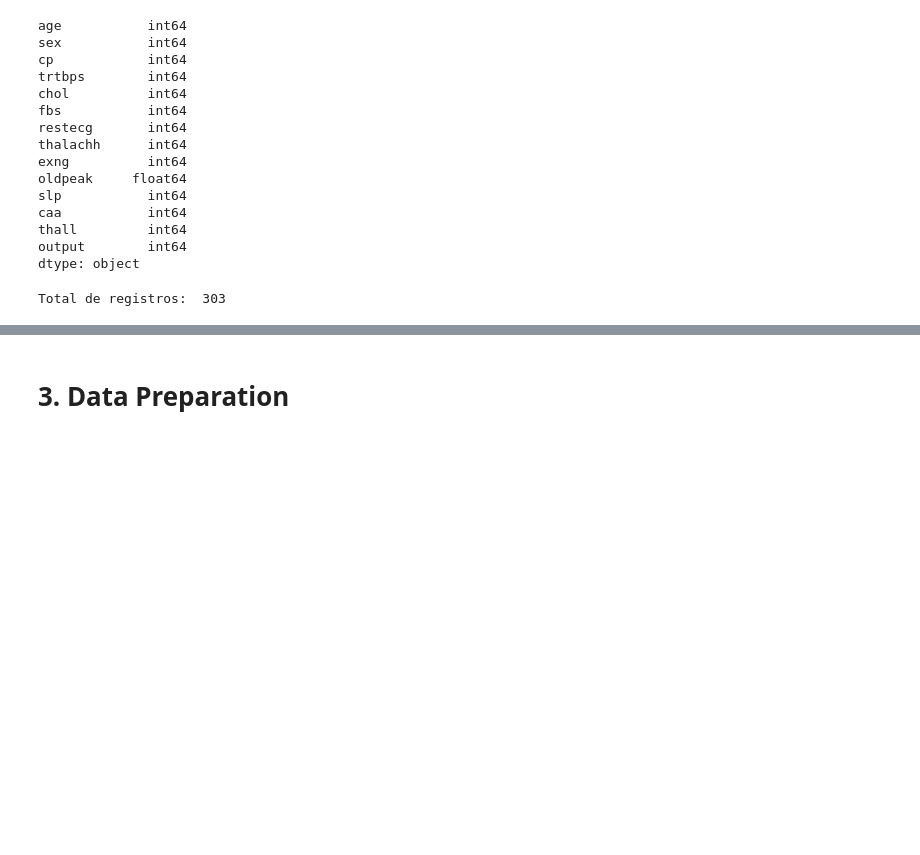
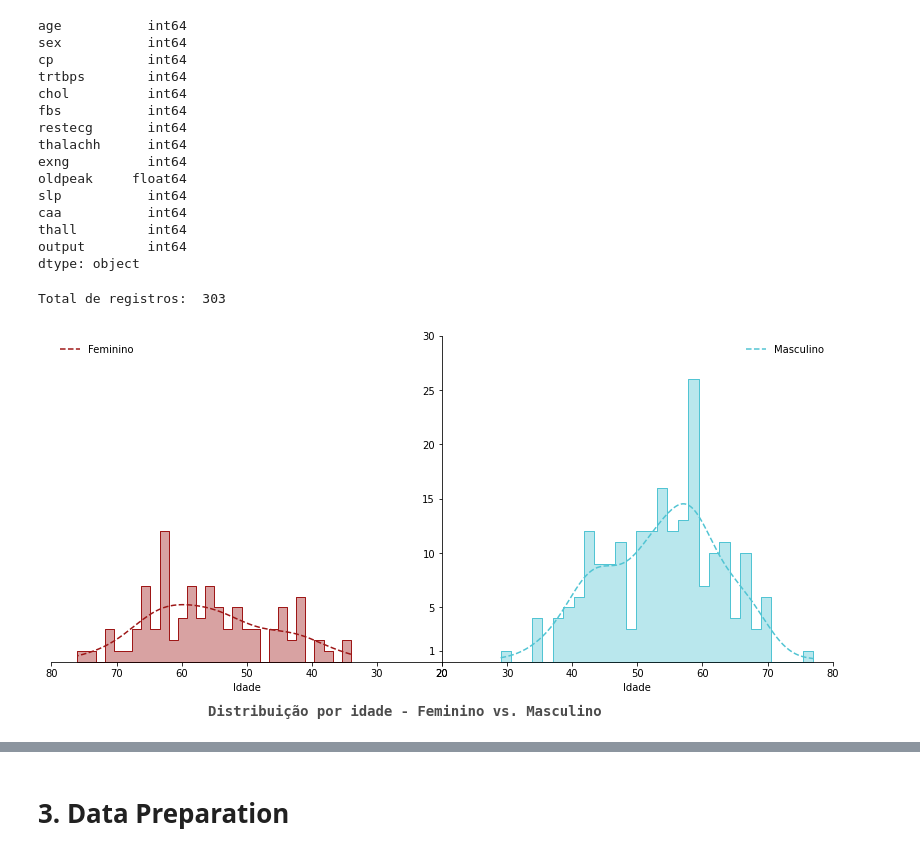
Before and after one commit to gnutzmann/heart-attack, a Jupyter notebook: heart-attack.ipynb, the cells around one changed output, grey strips where cells are left out. Saved outputs shown, nothing was run; the diff lists cells and outputs as text; code cells hidden in the pictures; blank space fills up the shorter version.

```diff
--- a/heart-attack.ipynb
+++ b/heart-attack.ipynb
@@ -59,4 +92,14 @@ oldpeak  | Pico anterior
 output   | 0 = Menos chance de ter um ataque cardíaco</br> 1= Mais chance de ter um ataque cardíaco
+# %%
+# Prepara dataset com as literais para gerar os gráficos de Data Understanding
+plot_df = raw_df.copy(deep=True)
+
+plot_df['sex'] = np.where(plot_df['sex']==1, 'Masculino', 'Feminino')
+plot_df['cp'] = np.where(plot_df['cp']==0, 'Angina Típica', np.where(plot_df['cp']==1, 'Angina Atípica',
+    np.where(plot_df['cp']==2, 'Sem angina', np.where(plot_df['cp']==3, 'Assintomático', 0))))
+plot_df['fbs'] = np.where(plot_df['fbs']==1, 'Sim', 'Não')
+plot_df['restecg'] = np.where(plot_df['restecg']==0, 'Normal', 'Anormal')
+plot_df['exng'] = np.where(plot_df['exng']==1, 'Sim', 'Não')
 # %%
 raw_df.info()
 # %% [output]
@@ -99,3 +142,41 @@ dtype: object
 print("Total de registros: ",len(raw_df.index))
 # %% [output]
 Total de registros:  303
+# %%
+fig,ax = plt.subplots(1,2,figsize=(14,6),sharey=False)
+
+sns.histplot(plot_df[plot_df['sex']=='Feminino']['age'],ax=ax[0],bins=30,alpha=0.4,color='#9E1717',
+             element='step',kde=True,line_kws={'ls':'--'})
+
+ax[0].set_xlim(20,80)
+ax[0].set_ylim(0,30)
+ax[0].invert_xaxis()
+ax[0].spines['top'].set_color(None)
+ax[0].spines['left'].set_color(None)
+ax[0].yaxis.tick_right()
+ax[0].set_ylabel(None)
+ax[0].set_yticks([])
+ax[0].set_xlabel('Idade')
+ax[0].legend(['Feminino'],loc='upper left',frameon=False)
+
+
+sns.histplot(plot_df[plot_df['sex']=='Masculino']['age'],ax=ax[1],bins=30,alpha=0.4,color='#51C4D3',
+             element='step',kde=True,line_kws={'ls':'--'})
+
+ax[1].set_xlim(20,80)
+ax[1].set_ylim(0,30)
+ax[1].spines['top'].set_color(None)
+ax[1].spines['right'].set_color(None)
+ax[1].set_ylabel(None)
+ax[1].set_yticks([1,5,10,15,20,25,30])
+ax[1].set_xlabel('Idade')
+ax[1].legend(['Masculino'],loc='upper right',frameon=False)
+
+fig.text(s='Distribuição por idade - Feminino vs. Masculino',size=14,fontweight='bold',
+             fontname='monospace',color="#1F1F1F",y=0,x=0.28,alpha=0.8)
+
+fig.subplots_adjust(wspace=0)
+
+plt.show()
+# %% [output]
+[figure, added]
```
Also changed, not shown: parts of 32 cells of this notebook.
